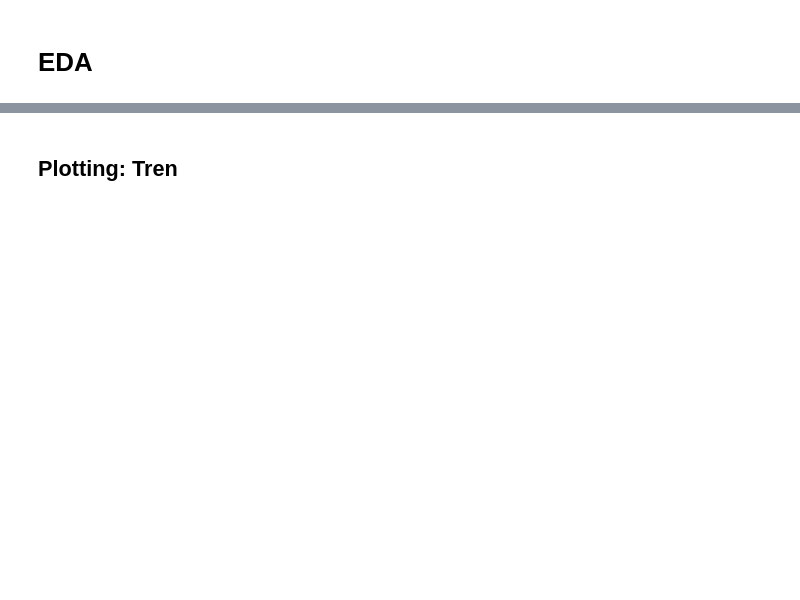
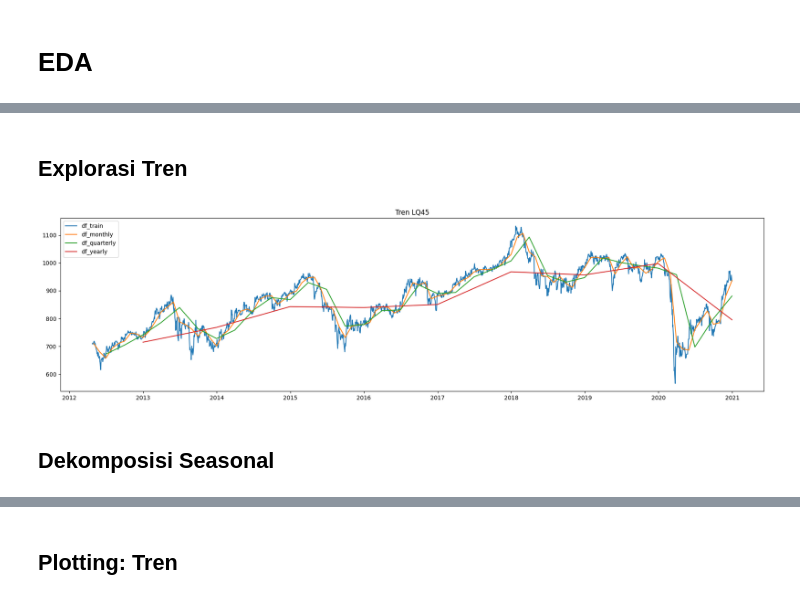
Before and after one commit to ercainz/lq45_prediction, a Jupyter notebook: notebooks/eda.ipynb, the cells around one changed output, grey strips where cells are left out. Saved outputs shown, nothing was run; the diff lists cells and outputs as text; code cells hidden in the pictures; blank space fills up the shorter version.

```diff
--- a/notebooks/eda.ipynb
+++ b/notebooks/eda.ipynb
@@ -73,0 +115,26 @@ dtype: int64
+# %% [markdown]
+## Explorasi Tren
+# %%
+def plotting_tren(df):
+    df_monthly = DataPrep.resampling(dataframe=df, interval='M', resampling_method='median', fillna_method='ffill')
+    df_quarterly = DataPrep.resampling(dataframe=df, interval='Q', resampling_method='median', fillna_method='ffill')
+    df_yearly = DataPrep.resampling(dataframe=df, interval='A', resampling_method='median', fillna_method='ffill')
+
+    df_monthly.name = 'df_monthly'
+    df_quarterly.name = 'df_quarterly'
+    df_yearly.name = 'df_yearly'
+
+    fig = plt.figure(figsize=(18,5))
+    for frame in [df, df_monthly, df_quarterly, df_yearly]:
+        plt.plot(frame.index, frame['lq45'], label=frame.name)
+
+    plt.title('Tren LQ45')
+    plt.legend(loc='upper left')
+    plt.tight_layout()
+    plt.show()
+
+plotting_tren(df=df_train)
+# %% [output]
+[figure, added]
+# %% [markdown]
+## Dekomposisi Seasonal
```
Also changed, not shown: parts of 35 cells of this notebook, 7 other files.
